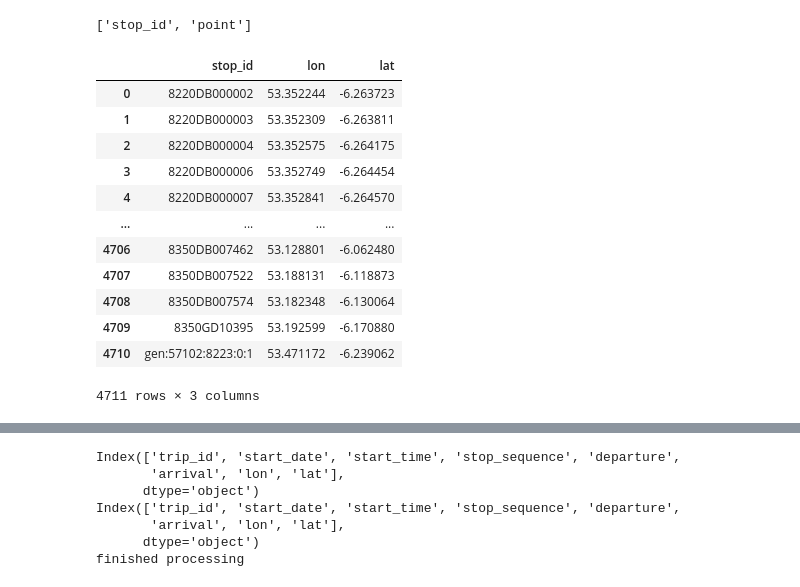
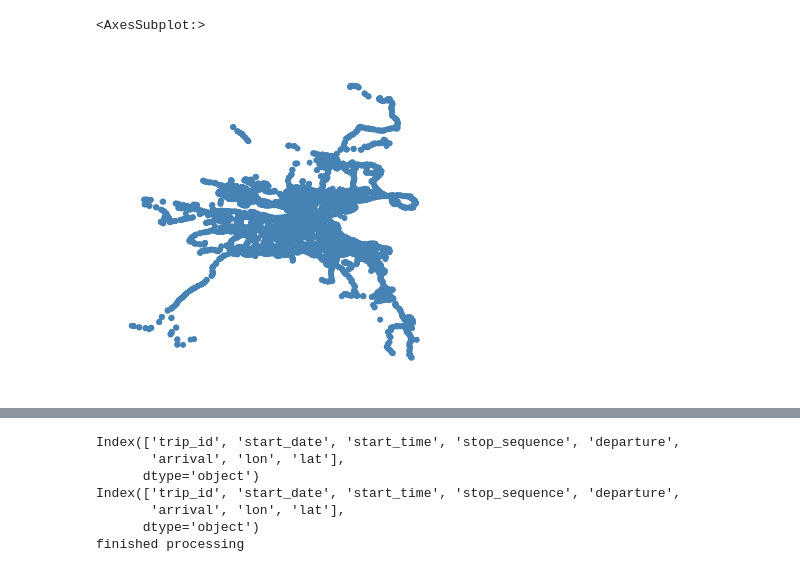
Before and after one commit to Drakodav/backend_d-dub, a Jupyter notebook: ml/processing/gtfs_process.ipynb, the cells around one changed output, grey strips where cells are left out. Cells and saved outputs as stored; diff of their text form; code cells hidden in the pictures.

Commit message:
feat: processing gtfsr data, major progress

```diff
--- a/ml/processing/gtfs_process.ipynb
+++ b/ml/processing/gtfs_process.ipynb
@@ -58,35 +59,27 @@ def run_query(query: str = ''):
 # print(run_query())
 # %%
 # get all the stop data and add the lat lon columns
+import geoplot
+
 def get_stops_df():
-    query = """select stop_id, point from stop;"""
-    res = run_query(query)
+    query = """select stop_id, point as geom from stop;"""
+    # res = run_query(query)
 
-    stop_data = []
-    for s in res:
-        id, coords = s[0], GEOSGeometry(s[1]).coords
-        lon, lat = coords[1], coords[0]
+    # stop_data = []
+    # for s in res:
+    #     id, coords = s[0], GEOSGeometry(s[1]).coords
+    #     lon, lat = coords[1], coords[0]
 
-        stop_data.append([id, lon, lat])
+    #     stop_data.append([id, lon, lat])
 
-    return pd.DataFrame(stop_data, columns=['stop_id', 'lon', 'lat'])
+    # return pd.DataFrame(stop_data, columns=['stop_id', 'lon', 'lat'])
+    return gpd.GeoDataFrame.from_postgis(query, conn)
 stop_df = get_stops_df()
-stop_df
+# stop_df
+geoplot.pointplot(stop_df)
 # %% [output]
-['stop_id', 'point']
+<AxesSubplot:>
-|  | stop_id | lon | lat |
-| 0 | 8220DB000002 | 53.352244 | -6.263723 |
-| 1 | 8220DB000003 | 53.352309 | -6.263811 |
-| 2 | 8220DB000004 | 53.352575 | -6.264175 |
-| 3 | 8220DB000006 | 53.352749 | -6.264454 |
-| 4 | 8220DB000007 | 53.352841 | -6.264570 |
-| ... | ... | ... | ... |
-| 4706 | 8350DB007462 | 53.128801 | -6.062480 |
-| 4707 | 8350DB007522 | 53.188131 | -6.118873 |
-| 4708 | 8350DB007574 | 53.182348 | -6.130064 |
-| 4709 | 8350GD10395 | 53.192599 | -6.170880 |
-| 4710 | gen:57102:8223:0:1 | 53.471172 | -6.239062 |
-4711 rows × 3 columns
+[figure, added]
 # %%
 # get all the stop data and add the lat lon columns
 def get_shape_points_df(trip_id= '7218.10455.2-104-gad-1.83.O'):
```
Also changed, not shown: parts of 4 cells of this notebook, 1 other file.
